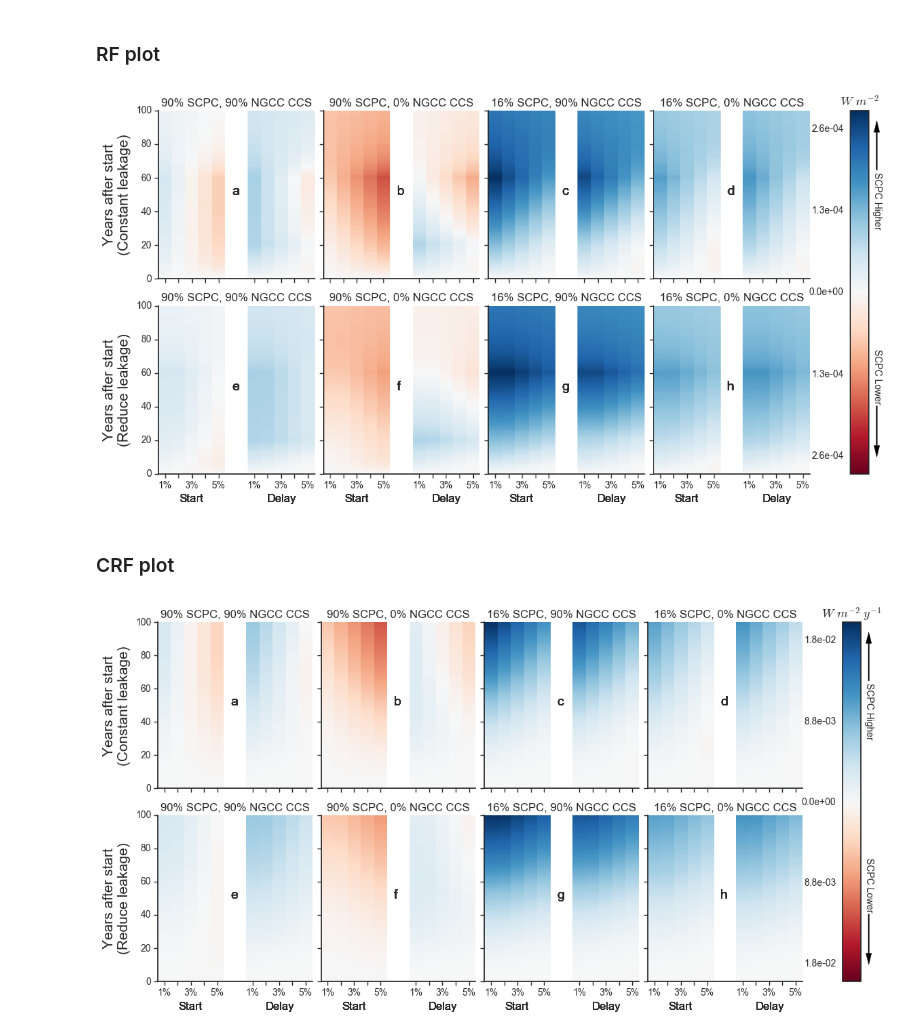
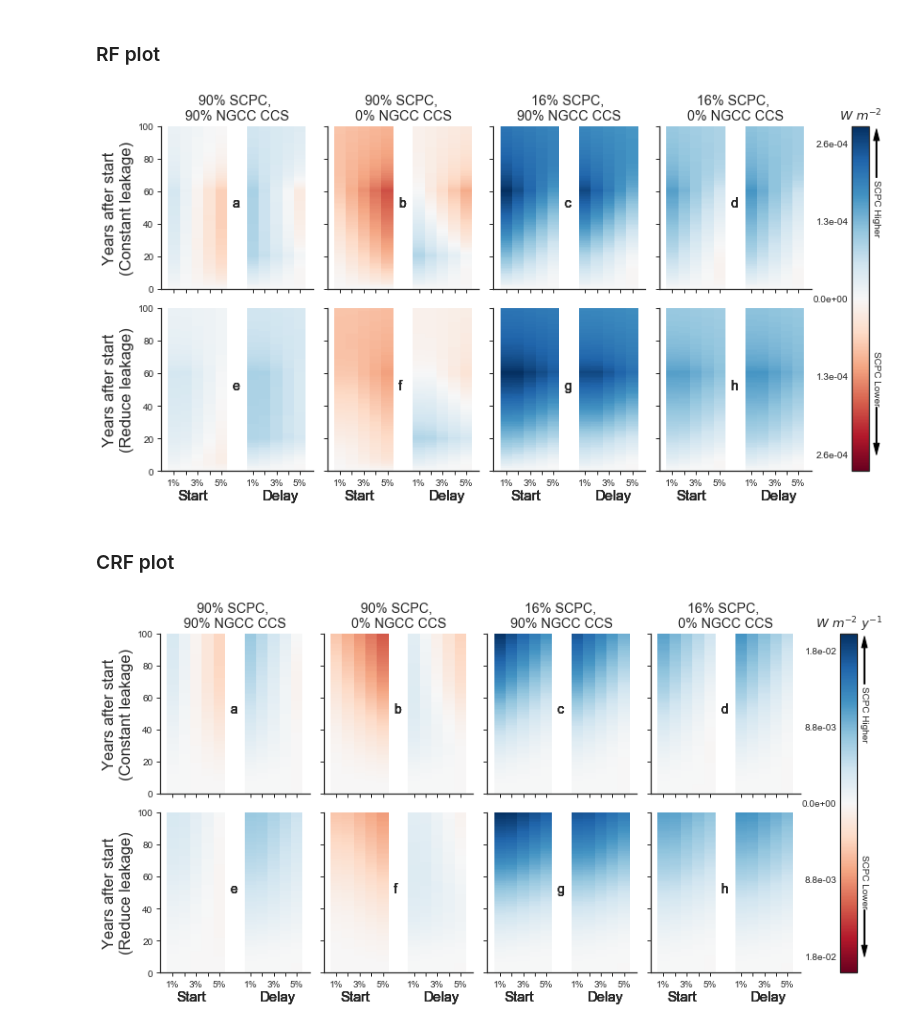
Before and after one commit to gschivley/CCS-climate, a Jupyter notebook: Notebooks/Forcing Calculations.ipynb, the cells around one changed output. Cells and saved outputs as stored; diff of their text form; code cells hidden in the pictures.

Commit message:
Update main paper figures
Increase the size of labels. Only put % CCS above the top figure in each column. Fix the tick positions, which changed in matplolib 2.0.

```diff
--- a/Notebooks/Forcing Calculations.ipynb
+++ b/Notebooks/Forcing Calculations.ipynb
@@ -648,11 +663,11 @@ RF_fig.figure_data(RF, fig_scenarios)
 # %%
 RF_fig.set_color_values()
 # %%
-RF_fig.plot_heatmap()
-path = os.path.join('..', 'Figures', 'Main paper RF fig.pdf')
+RF_fig.plot_heatmap(font_scale=1.1)
+path = os.path.join('..', 'Figures', 'Main paper RF fig 080917.pdf')
 plt.savefig(path, bbox_inches='tight')
 # %% [output]
-[figure, old version]
+[figure, new version]
 # %% [markdown]
 ### CRF plot
 # %%
@@ -662,8 +677,8 @@ CRF_fig.figure_data(CRF, fig_scenarios, kind='CRF')
 # %%
 CRF_fig.set_color_values()
 # %%
-CRF_fig.plot_heatmap()
-path = os.path.join('..', 'Figures', 'Main paper CRF fig.pdf')
+CRF_fig.plot_heatmap(font_scale=1.1)
+path = os.path.join('..', 'Figures', 'Main paper CRF fig 080917.pdf')
 plt.savefig(path, bbox_inches='tight')
 # %% [output]
-[figure, old version]
+[figure, new version]
```
Also changed, not shown: parts of 1 cell of this notebook, 2 other files.
